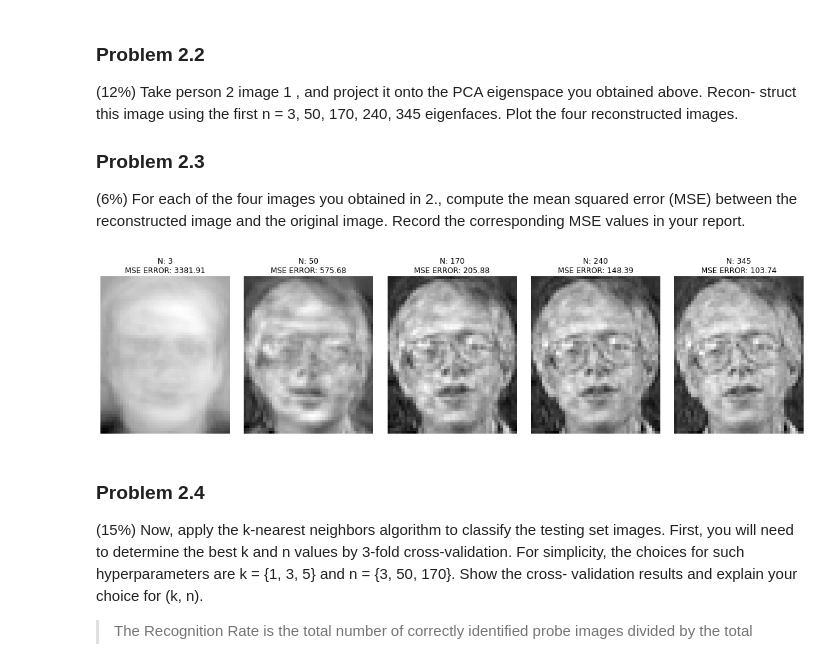
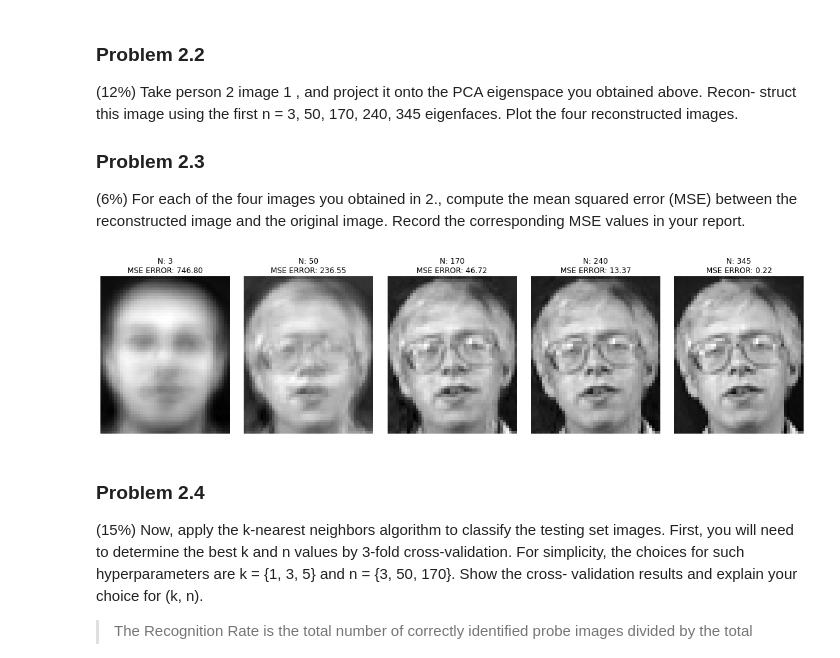
Before and after one commit to johnnylord/dlcv, a Jupyter notebook: hw1/hw1.ipynb, the cells around one changed output. Drawn from its saved outputs; the diff is of its cells as text; code cells hidden in the pictures.

```diff
--- a/hw1/hw1.ipynb
+++ b/hw1/hw1.ipynb
@@ -184,7 +184,7 @@ test_y = np.array([ int(osp.basename(f)[:-4].split("_")[0])
                     if int(osp.basename(f)[:-4].split("_")[-1]) == 10 ])
 # %%
 # Compute PCA, and find principle components
-X = np.concatenate([train_x, test_x])
+X = train_x
 mu = np.mean(X, axis=0)
 X = X - mu
 
@@ -220,23 +220,23 @@ images.
 # %%
 n_components = [3, 50, 170, 240, 345]
 target_img = cv2.imread('./p2_data/2_1.png', cv2.IMREAD_GRAYSCALE)
 
 fig, axes = plt.subplots(nrows=1, ncols=len(n_components), figsize=(16, 4))
 
 for i, n in enumerate(n_components):
-    img = target_img.reshape(-1)
+    img = target_img.reshape(-1) - mu
     basis = eigenfaces[:, :n]
     proj_img = np.dot(img, eigenfaces)
-    rec_img = np.dot(proj_img[:n], basis.T).reshape((56, 46))
+    rec_img = (np.dot(proj_img[:n], basis.T)+mu).reshape((56, 46))
 
     mse_error = np.mean((target_img - rec_img)**2)
     axes[i].set_title("N: {}\nMSE ERROR: {:.2f}".format(n, mse_error))
     axes[i].imshow(rec_img, cmap='gray')
     axes[i].set_axis_off()
 
 plt.tight_layout()
 # %% [output]
-[figure, old version]
+[figure, new version]
 # %% [markdown]
 ### Problem 2.4
 (15%) Now, apply the k-nearest neighbors algorithm to classify the testing set images. First,
```
Also changed, not shown: parts of 4 cells of this notebook.
